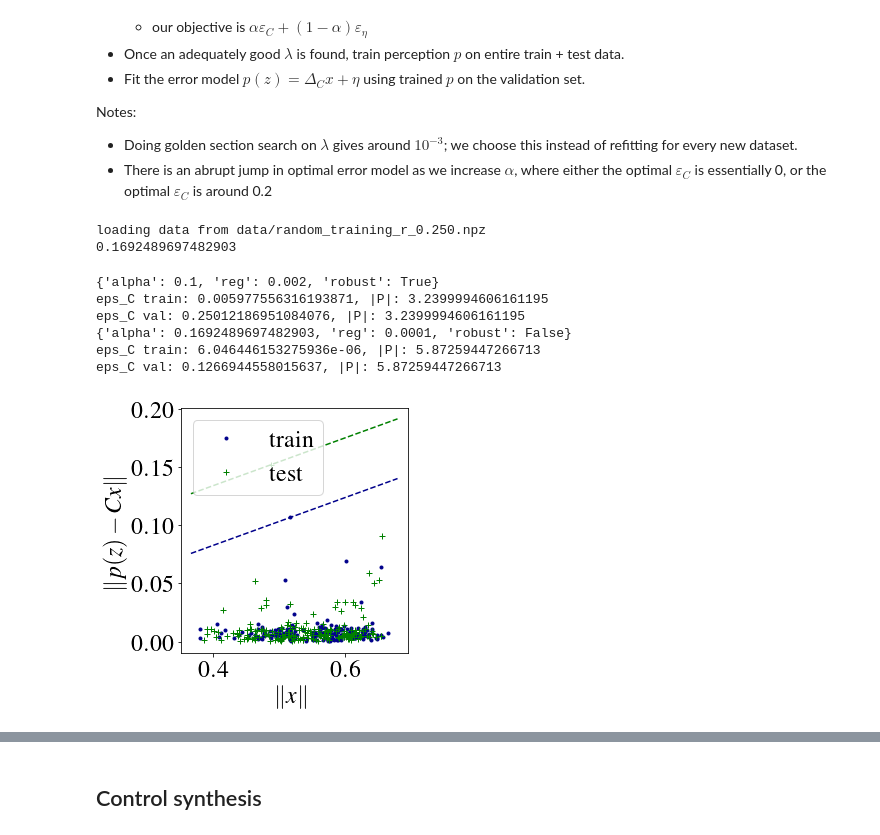
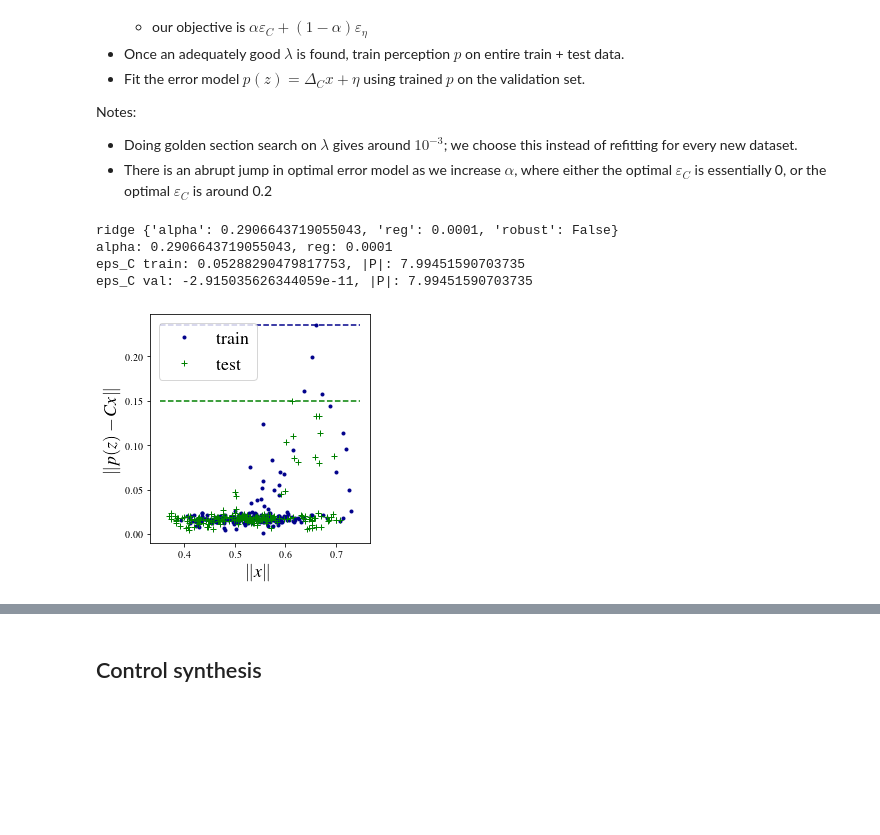
Before and after one commit to modestyachts/robust-control-from-vision, a Jupyter notebook: Perception Experiments (dot).ipynb, the cells around one changed output, grey strips where cells are left out. Cells and saved outputs as stored; diff of their text form; code cells hidden in the pictures; blank space fills up the shorter version.

```diff
--- a/Perception Experiments (dot).ipynb
+++ b/Perception Experiments (dot).ipynb
@@ -45,10 +48,7 @@ dot_width = 0.06 # size of dot (between 0 and 1)
 im_noise = 0.01 # percent noise (between 0 and 1)
 # %%
 def get_obs(xs): # xs is (N, nx)
-    ims = np.array([pipe.loc2im((x[0], x[2]), n_px, dot_width, im_noise).flatten() for x in xs])
-    return ims
-#     zs = np.hstack((np.ones((ims.shape[0], 1)), ims))
-#     return zs
+    return np.array([pipe.loc2im((x[0], x[2]), n_px, dot_width, im_noise).flatten() for x in xs])
 
 def get_traj_xs(x0, T, freq, amp, exp_noise):
     ref = np.zeros((T, x0.shape[0]))
@@ -122,48 +141,27 @@ if debug:
                              ['train', 'test', 'val', 'hold'])
     pipe.plot_image_data(zd, zval, n_px)
 # %%
-suffix = 'r_%.3f' % r if mode == 'random' else 'noise_%.3f' % exp_noise
-data_fname = 'data/%s_training_%s.npz' % (mode, suffix)
-
-overwrite = False
-rerun = False
-
-norm = np.inf
-
+alpha = training.compute_alpha(xd, norm)
 test_params = {
-    'smooth': dict(alpha=0.1, reg=2e-3, robust=True),
-    'ridge': dict(alpha=0.1, reg=1e-4, robust=False)
+#     'smooth': dict(alpha=alpha, reg=2e-3, robust=True),
+    'ridge': dict(alpha=alpha, reg=1e-4, robust=False)
 }
 
 Ps = {}; errs_tr = {}; errs_val = {};
 
-if not rerun and os.path.exists(data_fname):
-    print('loading data from', data_fname)
-    data_dict = np.load(data_fname)
-    ref = data_dict.get('ref', ref)
-    xval = data_dict['xval']; zval = data_dict['zval'];
-    xhold = data_dict['xhold']; zhold = data_dict['zhold'];
-    xtrain = data_dict['xtrain']; ztrain = data_dict['ztrain'];
-    xtest = data_dict['xtest']; ztest = data_dict['ztest'];
-    xd, zd = np.vstack((xtrain, xtest)), np.vstack((ztrain, ztest))
-
+if not rerun and os.path.exists(data_fname): # load saved models
+    print('loading models from', data_fname)
     for name in test_params.keys():
         Ps[name] = data_dict['P_%s' % name]
         errs_tr[name] = data_dict['err_tr_%s' % name]
         errs_val[name] = data_dict['err_val_%s' % name]
-
-test_params[name]['alpha'] = pipe.compute_alpha(xd, norm)
-print(test_params[name]['alpha'])
-# %% [output]
-loading data from data/random_training_r_0.250.npz
-0.1692489697482903
 # %%
 for name, args in test_params.items():
-    print(args)
+    print(name, args)
     if name not in Ps:
-        Ps[name] = training.train_P((xd, zd), C, *args)[0]
-        errs_tr[name] = training.fit_error_model((xval, zval), C, P, args['alpha'])[1]
-        errs_val[name] = training.fit_error_model((xhold, zhold), C, P, args['alpha'])[1]
+        Ps[name] = training.train_P((xd, zd), C, **args)[0]
+        errs_tr[name] = training.fit_error_model((xval, zval), C, Ps[name], args['alpha'])[1]
+        errs_val[name] = training.fit_error_model((xhold, zhold), C, Ps[name], args['alpha'])[1]
 
     P = Ps[name]
     err_tr = errs_tr[name]
@@ -173,26 +171,21 @@ for name, args in test_params.items():
     print("eps_C train: {}, |P|: {}".format(err_tr[0], pnorm))
     print("eps_C val: {}, |P|: {}".format(err_val[0], pnorm))
 # %% [output]
-{'alpha': 0.1, 'reg': 0.002, 'robust': True}
-eps_C train: 0.005977556316193871, |P|: 3.2399994606161195
-eps_C val: 0.25012186951084076, |P|: 3.2399994606161195
-{'alpha': 0.1692489697482903, 'reg': 0.0001, 'robust': False}
-eps_C train: 6.046446153275936e-06, |P|: 5.87259447266713
-eps_C val: 0.1266944558015637, |P|: 5.87259447266713
+ridge {'alpha': 0.2906643719055043, 'reg': 0.0001, 'robust': False}
+alpha: 0.2906643719055043, reg: 0.0001
+eps_C train: 0.05288290479817753, |P|: 7.99451590703735
+eps_C val: -2.915035626344059e-11, |P|: 7.99451590703735
 # %%
-fontsize = 24
-plt.rc('font', size=fontsize)
-plt.rcParams['legend.fontsize'] = fontsize
+# plot data
 for i, name in enumerate(test_params.keys()):
     P = Ps[name]
     datasets = [
         dict(x=xval, y=zval.dot(P.T), label='train', marker='.', color='darkblue'),
         dict(x=xhold, y=zhold.dot(P.T), label='test', marker='+', color='green'),
     ]
-    fig, ax = plt.subplots(1, 1, figsize=(5, 5))
-    pipe.plot_err_vs_norm(ax, datasets, errs_tr[name], C)
-    plt.tight_layout()
-    fig.savefig('../paper/figures/%s_training_%s_%s.pdf' % (mode, name, suffix))
+    fig, ax = plt.subplots(1, 1, figsize=(4, 4))
+    pipe.plot_err_vs_norm(ax, datasets, errs_val[name], C)
+    fig.tight_layout()
 # %% [output]
-[figure, old version]
+[figure, new version]
 # %%
```
Also changed, not shown: parts of 13 cells of this notebook, 4 other files.
